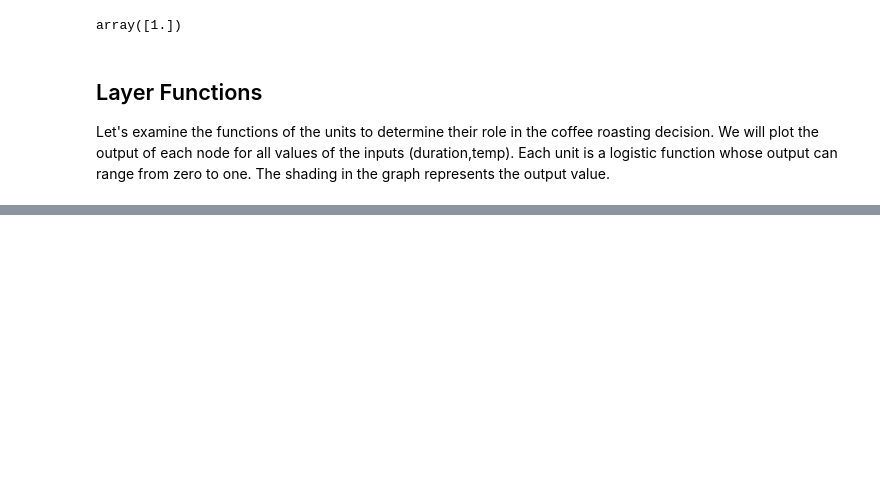
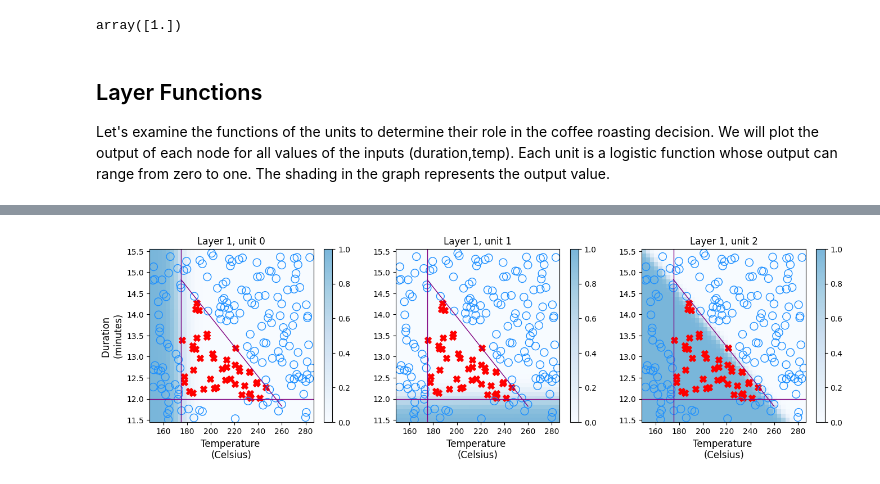
Before and after one commit to PaulToronto/Stanford-Andrew-Ng-Machine-Learning-Specialization, a Jupyter notebook: 2_1_3_1_Lab_Coffee_Roasting_in_TensorFlow.ipynb, the cells around one changed output, grey strips where cells are left out. Drawn from its saved outputs; the diff is of its cells as text; code cells hidden in the pictures; blank space fills up the shorter version.

```diff
--- a/2_1_3_1_Lab_Coffee_Roasting_in_TensorFlow.ipynb
+++ b/2_1_3_1_Lab_Coffee_Roasting_in_TensorFlow.ipynb
@@ -337,0 +403,4 @@ Let's examine the functions of the units to determine their role in the coffee r
+# %%
+plt_layer(X, Y, W1_tmp1, b1_tmp1, norm_1)
+# %% [output]
+[figure, added]
```
Also changed, not shown: parts of 31 cells of this notebook.
